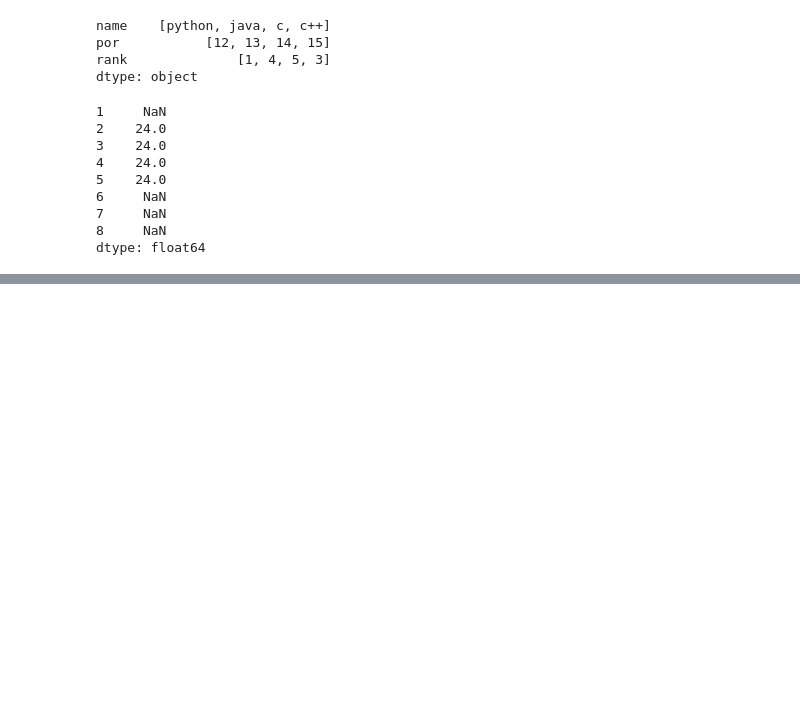
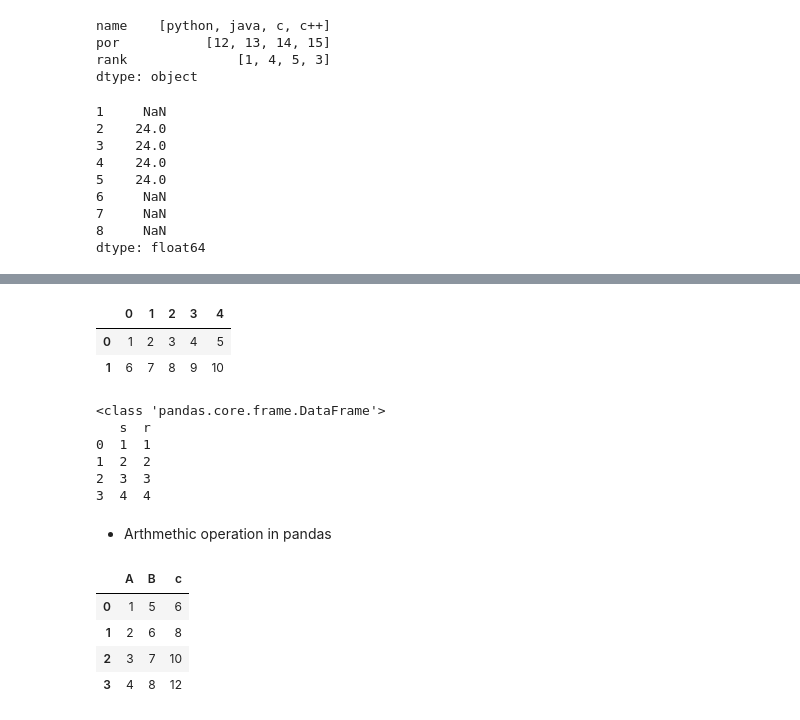
Before and after one commit to SaUmYa702/python-2024-2025-, a Jupyter notebook: analysis/analysis1.ipynb, the cells around one changed output, grey strips where cells are left out. Cells and saved outputs as stored; diff of their text form; code cells hidden in the pictures; blank space fills up the shorter version.

```diff
--- a/analysis/analysis1.ipynb
+++ b/analysis/analysis1.ipynb
@@ -191,0 +237,34 @@ dtype: float64
+# %%
+list_1=[[1,2,3,4,5],[6,7,8,9,10]]
+var2=pd.DataFrame(list_1)
+var2
+# %% [output]
+|  | 0 | 1 | 2 | 3 | 4 |
+| 0 | 1 | 2 | 3 | 4 | 5 |
+| 1 | 6 | 7 | 8 | 9 | 10 |
+# %%
+# add two series
+sr={'s':pd.Series([1,2,3,4]),'r':pd.Series([1,2,3,4])}
+var3=pd.DataFrame(sr)
+print(type(var3))
+print(var3)
+# %% [output]
+<class 'pandas.core.frame.DataFrame'>
+   s  r
+0  1  1
+1  2  2
+2  3  3
+3  4  4
+# %% [markdown]
+- Arthmethic operation in pandas
+# %%
+# addition
+d=pd.DataFrame ({'A':[1,2,3,4],'B':[5,6,7,8]})
+d['c']=d['A']+d['B']
+d
+# %% [output]
+|  | A | B | c |
+| 0 | 1 | 5 | 6 |
+| 1 | 2 | 6 | 8 |
+| 2 | 3 | 7 | 10 |
+| 3 | 4 | 8 | 12 |
```
Also changed, not shown: parts of 13 cells of this notebook, 3 other files.
